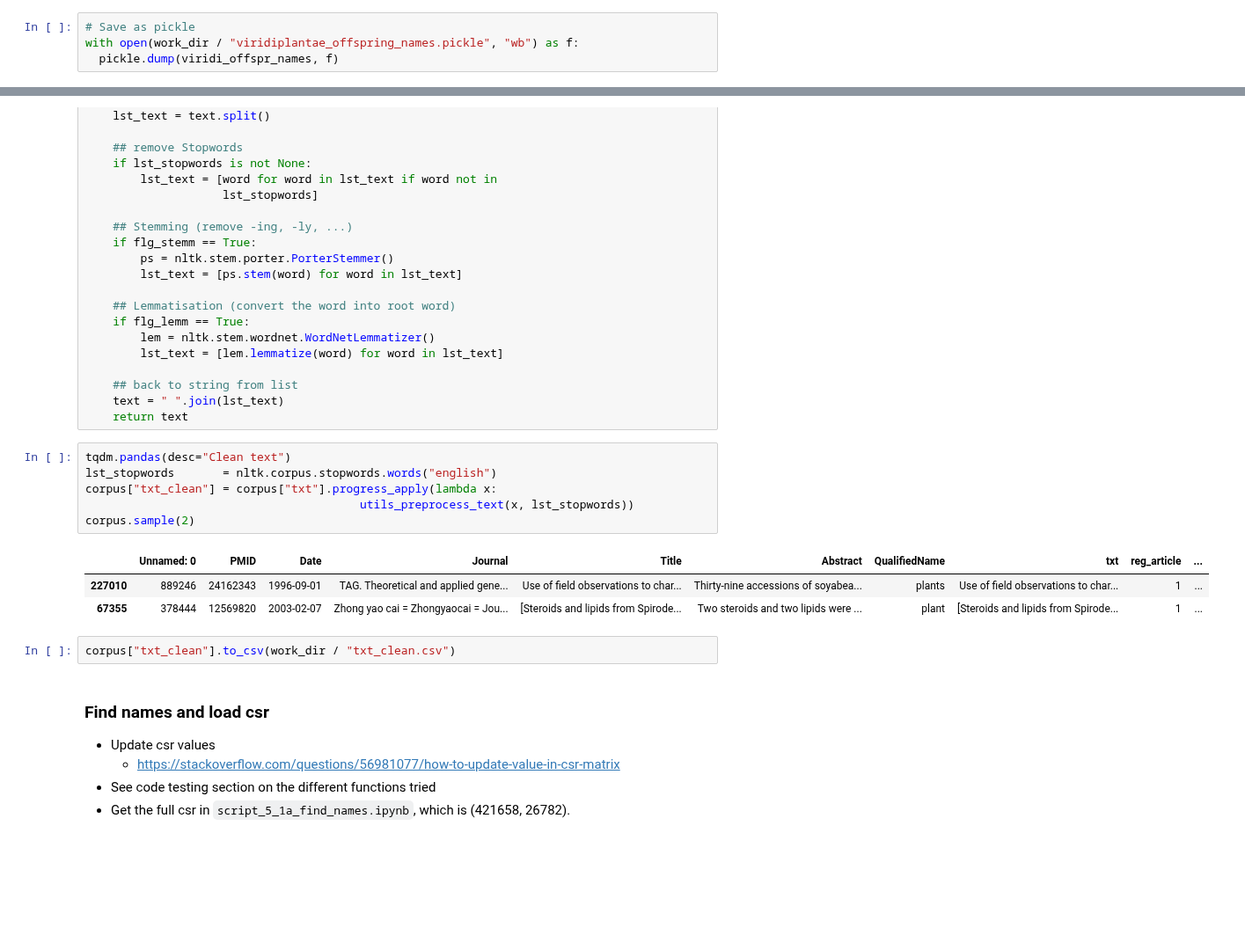
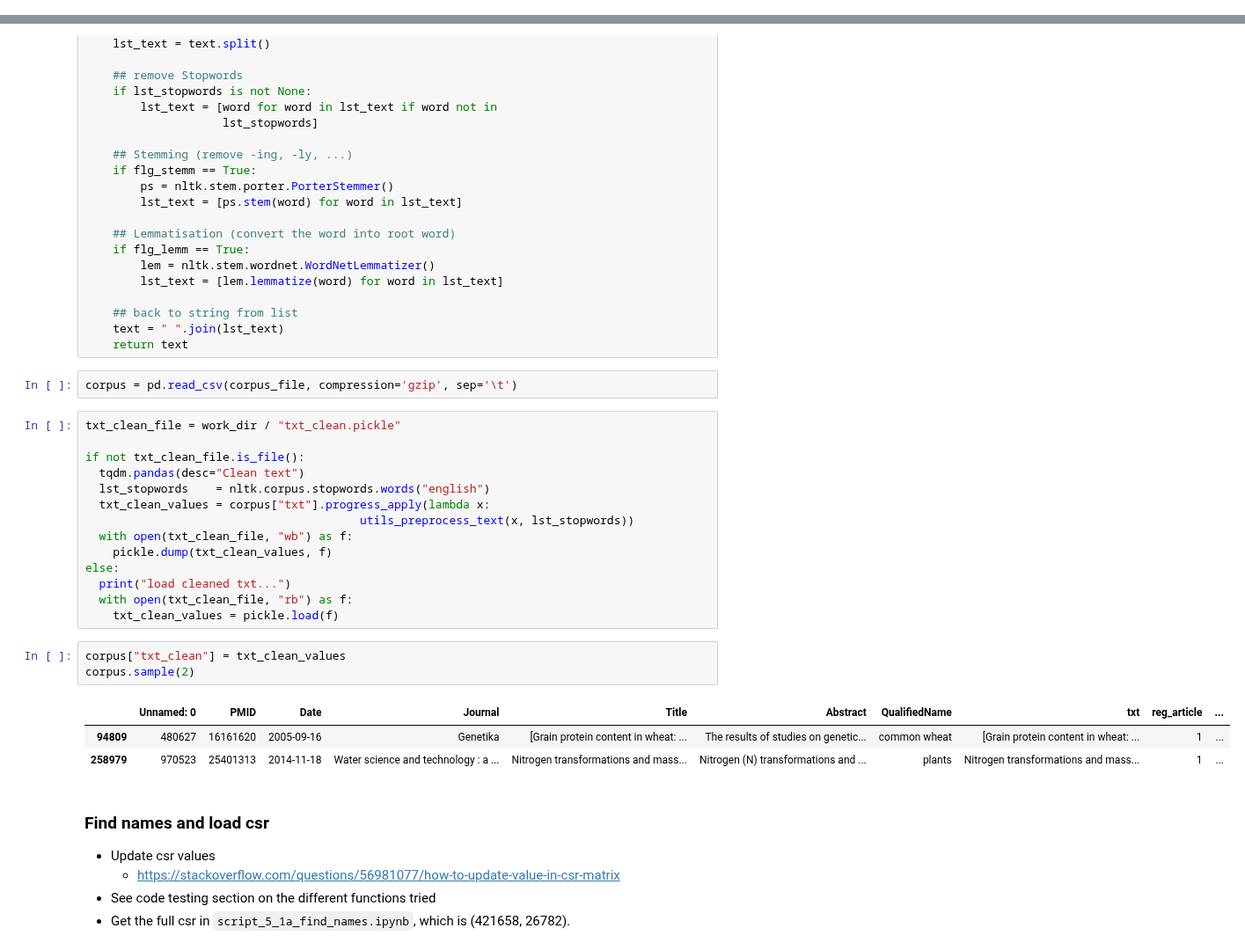
Before and after one commit to ShiuLab/plant_sci_hist, a Jupyter notebook: 5_species_over_time/script_5_1_species_over_time.ipynb, the cells around one changed output, grey strips where cells are left out. Shown at 88% size. Saved outputs shown, nothing was run; the diff lists cells and outputs as text; blank space fills up the shorter version.

```diff
--- a/5_species_over_time/script_5_1_species_over_time.ipynb
+++ b/5_species_over_time/script_5_1_species_over_time.ipynb
@@ -292,4 +264,0 @@ duplicated: []
-# %%
-# Save as pickle
-with open(work_dir / "viridiplantae_offspring_names.pickle", "wb") as f:
-  pickle.dump(viridi_offspr_names, f)
@@ -411,18 +414,29 @@ def utils_preprocess_text(text, lst_stopwords, flg_stemm=False, flg_lemm=True):
     ## back to string from list
     text = " ".join(lst_text)
     return text
+# %%
+corpus = pd.read_csv(corpus_file, compression='gzip', sep='\t')
 # %%
-tqdm.pandas(desc="Clean text")
-lst_stopwords       = nltk.corpus.stopwords.words("english")
-corpus["txt_clean"] = corpus["txt"].progress_apply(lambda x:
+txt_clean_file = work_dir / "txt_clean.pickle"
+
+if not txt_clean_file.is_file():
+  tqdm.pandas(desc="Clean text")
+  lst_stopwords    = nltk.corpus.stopwords.words("english")
+  txt_clean_values = corpus["txt"].progress_apply(lambda x:
                                         utils_preprocess_text(x, lst_stopwords))
-corpus.sample(2)
+  with open(txt_clean_file, "wb") as f:
+    pickle.dump(txt_clean_values, f)
+else:
+  print("load cleaned txt...")
+  with open(txt_clean_file, "rb") as f:
+    txt_clean_values = pickle.load(f)
-# %% [output]
-|  | Unnamed: 0 | PMID | Date | Journal | Title | Abstract | QualifiedName | txt | reg_article | ... |
-| 227010 | 889246 | 24162343 | 1996-09-01 | TAG. Theoretical and applied gene... | Use of field observations to char... | Thirty-nine accessions of soyabea... | plants | Use of field observations to char... | 1 | ... |
-| 67355 | 378444 | 12569820 | 2003-02-07 | Zhong yao cai = Zhongyaocai = Jou... | [Steroids and lipids from Spirode... | Two steroids and two lipids were ... | plant | [Steroids and lipids from Spirode... | 1 | ... |
-# %%
-corpus["txt_clean"].to_csv(work_dir / "txt_clean.csv")
+# %%
+corpus["txt_clean"] = txt_clean_values
+corpus.sample(2)
+# %% [output]
+|  | Unnamed: 0 | PMID | Date | Journal | Title | Abstract | QualifiedName | txt | reg_article | ... |
+| 94809 | 480627 | 16161620 | 2005-09-16 | Genetika | [Grain protein content in wheat: ... | The results of studies on genetic... | common wheat | [Grain protein content in wheat: ... | 1 | ... |
+| 258979 | 970523 | 25401313 | 2014-11-18 | Water science and technology : a ... | Nitrogen transformations and mass... | Nitrogen (N) transformations and ... | plants | Nitrogen transformations and mass... | 1 | ... |
 # %% [markdown]
 ### Find names and load csr
 
```
Also changed, not shown: parts of 41 cells of this notebook, 9 other files.
